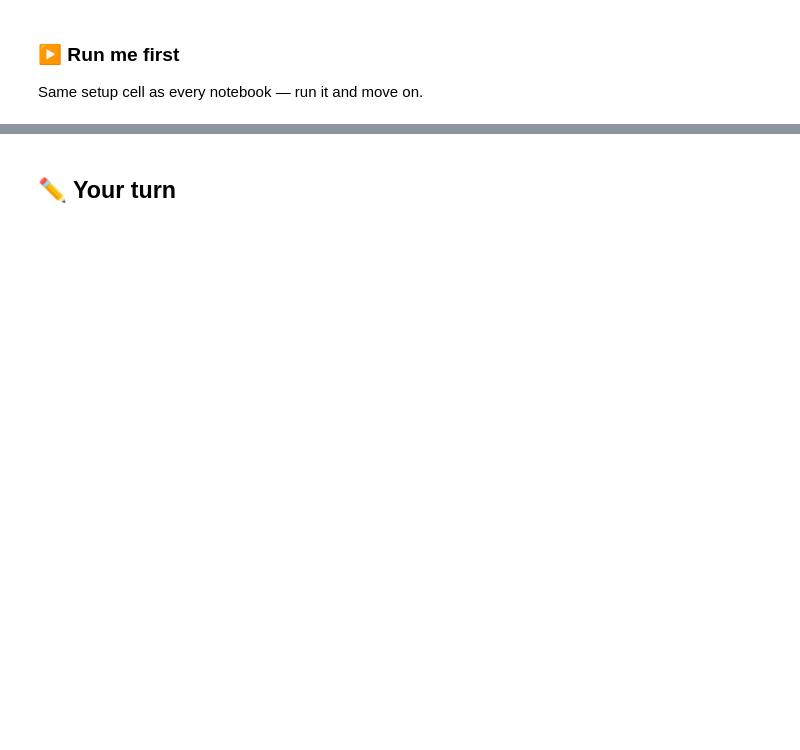
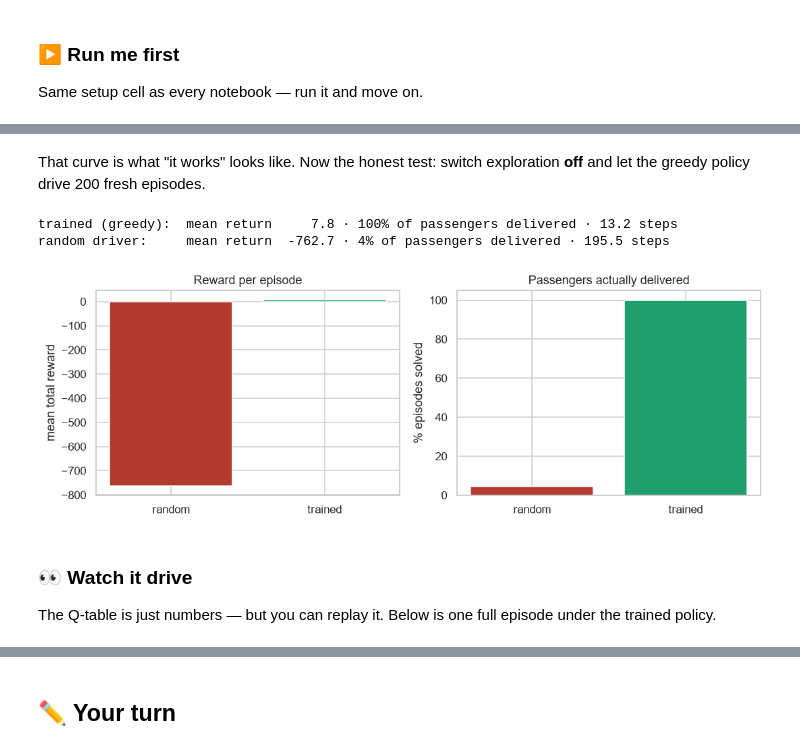
Before and after one commit to lorenzkap/ML2026, a Jupyter notebook: 11_reinforcement_learning_qlearning.ipynb, the cells around one changed output, grey strips where cells are left out. Saved outputs shown, nothing was run; the diff lists cells and outputs as text; code cells hidden in the pictures; blank space fills up the shorter version.

```diff
--- a/11_reinforcement_learning_qlearning.ipynb
+++ b/11_reinforcement_learning_qlearning.ipynb
@@ -598,0 +222,10 @@ randomised trials.
+# %%
+# Gymnasium is the maintained successor of OpenAI Gym: a big box of ready-made
+# environments that all speak the same two-method language, reset() and step().
+_ensure({"gymnasium": "gymnasium"})
+import gymnasium as gym
+
+# The classic Taxi task was renamed v3 → v4 in recent Gymnasium; take whichever exists here.
+TAXI = "Taxi-v4" if "Taxi-v4" in gym.registry else "Taxi-v3"
+rng = np.random.default_rng(RANDOM_STATE)
+print(f"gymnasium {gym.__version__} · using {TAXI}")
@@ -598,0 +282,10 @@ randomised trials.
+# %%
+env = gym.make(TAXI, render_mode="ansi")            # "ansi" = render as text, perfect for notebooks
+state, info = env.reset(seed=RANDOM_STATE)          # start a new episode
+print(f"observation space: {env.observation_space}   action space: {env.action_space}")
+print(f"starting state id: {state}\n")
+print(env.render())        # 🟨 = taxi · blue letter = passenger · magenta letter = destination
+
+next_state, reward, terminated, truncated, info = env.step(0)   # action 0 = drive south
+print(f"step(0) → state {next_state}, reward {reward}, terminated={terminated}, truncated={truncated}")
+print("\nThat is the whole API. Everything else in this notebook is built on these two calls.")
@@ -598,0 +368,37 @@ randomised trials.
+# %% [markdown]
+That curve is what "it works" looks like. Now the honest test: switch exploration **off** and let the greedy
+policy drive 200 fresh episodes.
+# %%
+def evaluate(env, policy, n_episodes=200, seed=0):
+    """Run a policy (a function state → action) and summarise how it did."""
+    rng = np.random.default_rng(seed)
+    returns, lengths, solved = [], [], 0
+    for _ in range(n_episodes):
+        s, _ = env.reset(seed=int(rng.integers(1 << 30)))
+        total, steps, done, terminated = 0.0, 0, False, False
+        while not done:
+            s, r, terminated, truncated, _ = env.step(policy(s, rng))
+            total += r; steps += 1; done = terminated or truncated
+        returns.append(total); lengths.append(steps); solved += int(terminated)
+    return {"return": float(np.mean(returns)), "steps": float(np.mean(lengths)),
+            "solved": solved / n_episodes}
+
+test_env = gym.make(TAXI)
+greedy = evaluate(test_env, lambda s, rng: int(np.argmax(Q_taxi[s])))
+random_pol = evaluate(test_env, lambda s, rng: int(rng.integers(test_env.action_space.n)))
+print(f"trained (greedy):  mean return {greedy['return']:7.1f} · {greedy['solved']:.0%} of passengers delivered · {greedy['steps']:.1f} steps")
+print(f"random driver:     mean return {random_pol['return']:7.1f} · {random_pol['solved']:.0%} of passengers delivered · {random_pol['steps']:.1f} steps")
+
+fig, ax = plt.subplots(1, 2, figsize=(10, 3.6))
+ax[0].bar(["random", "trained"], [random_pol["return"], greedy["return"]], color=["#b23a2e", "#1f9e6e"], edgecolor="white")
+ax[0].set_ylabel("mean total reward"); ax[0].set_title("Reward per episode")
+ax[1].bar(["random", "trained"], [100*random_pol["solved"], 100*greedy["solved"]], color=["#b23a2e", "#1f9e6e"], edgecolor="white")
+ax[1].set_ylabel("% episodes solved"); ax[1].set_ylim(0, 105); ax[1].set_title("Passengers actually delivered")
+plt.tight_layout(); plt.show()
+# %% [output]
+trained (greedy):  mean return     7.8 · 100% of passengers delivered · 13.2 steps
+random driver:     mean return  -762.7 · 4% of passengers delivered · 195.5 steps
+[figure, added]
+# %% [markdown]
+### 👀 Watch it drive
+The Q-table is just numbers — but you can replay it. Below is one full episode under the trained policy.
```
Also changed, not shown: parts of 84 cells of this notebook, 3 other files.
